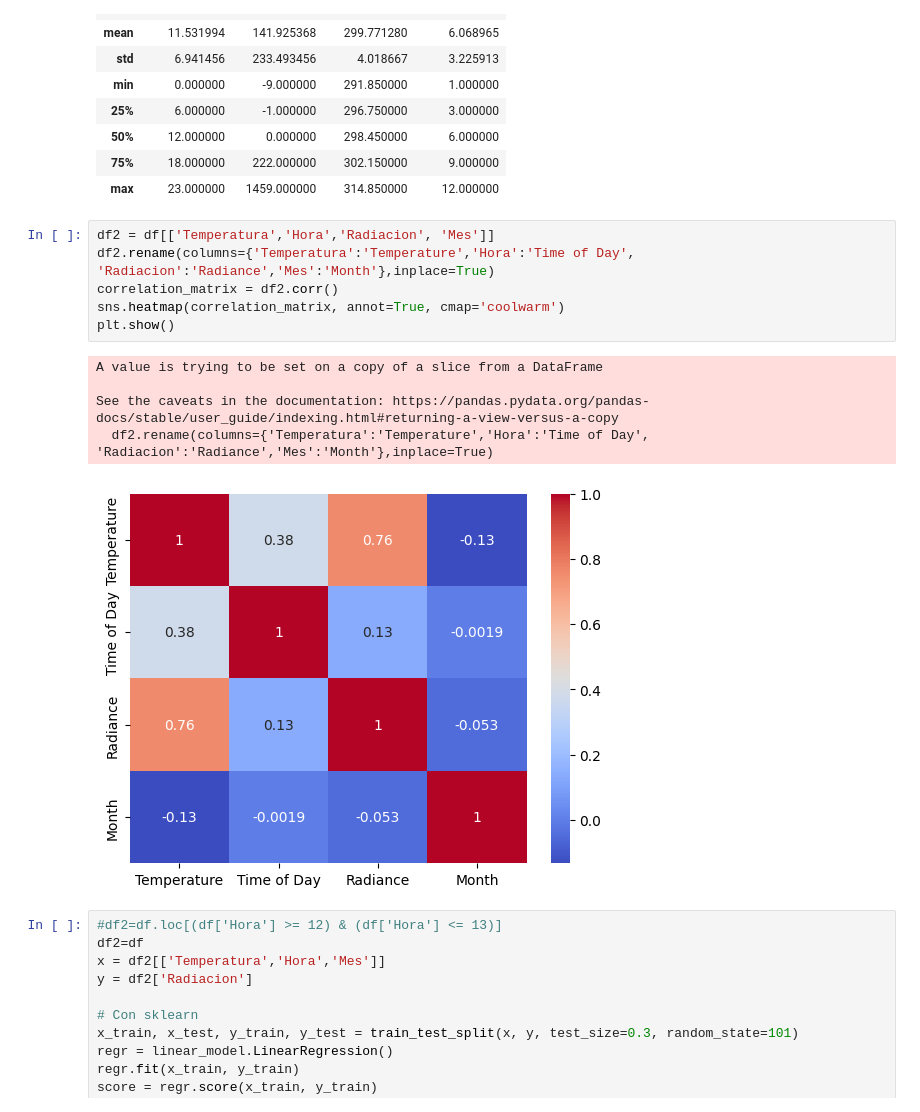
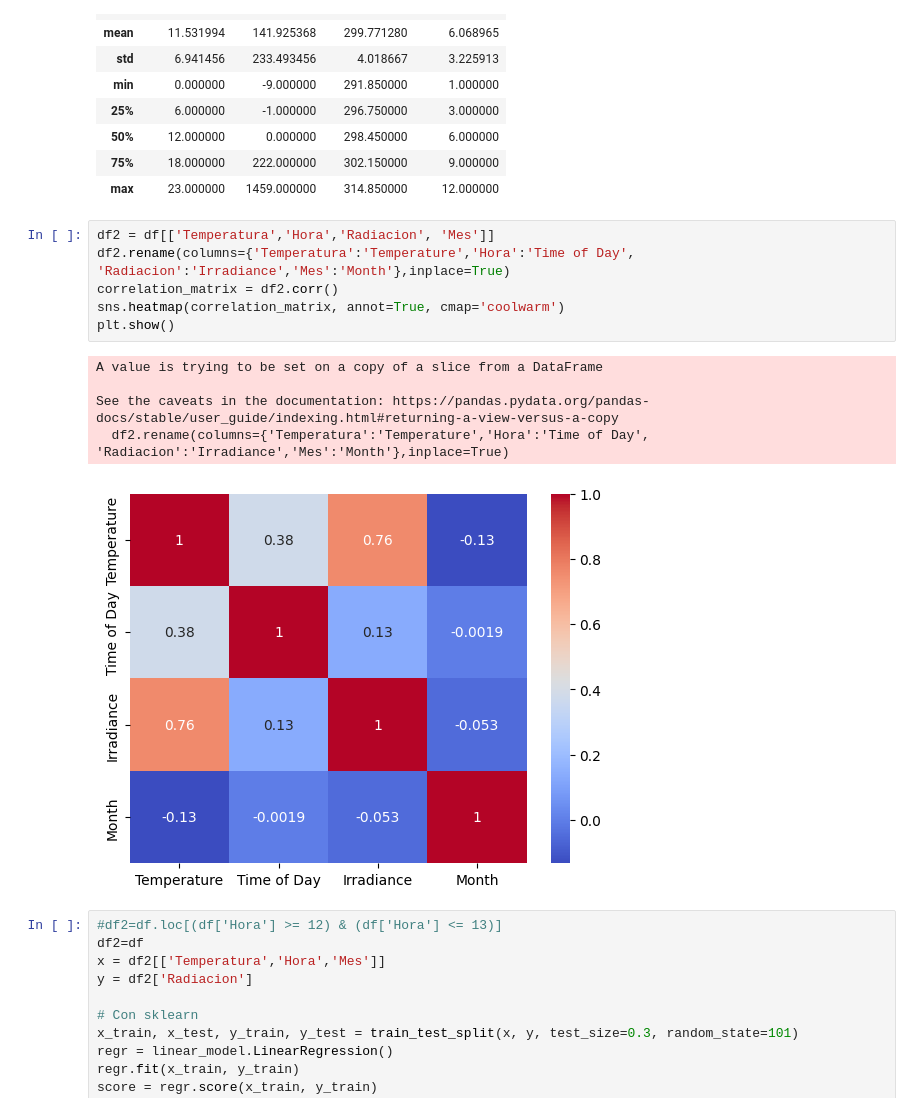
Before and after one commit to cristianzambrano/Solar_Radiation_Forecasting_inUTEQ_Scripts, a Jupyter notebook: RegresionLineal.ipynb, the cells around one changed output. Drawn from its saved outputs; the diff is of its cells as text.

```diff
--- a/RegresionLineal.ipynb
+++ b/RegresionLineal.ipynb
@@ -38,16 +38,16 @@ df.describe()
 | max | 23.000000 | 1459.000000 | 314.850000 | 12.000000 |
 # %%
 df2 = df[['Temperatura','Hora','Radiacion', 'Mes']]
-df2.rename(columns={'Temperatura':'Temperature','Hora':'Time of Day', 'Radiacion':'Radiance','Mes':'Month'},inplace=True)
+df2.rename(columns={'Temperatura':'Temperature','Hora':'Time of Day', 'Radiacion':'Irradiance','Mes':'Month'},inplace=True)
 correlation_matrix = df2.corr()
 sns.heatmap(correlation_matrix, annot=True, cmap='coolwarm')
 plt.show()
 # %% [output]
 A value is trying to be set on a copy of a slice from a DataFrame
 
 See the caveats in the documentation: https://pandas.pydata.org/pandas-docs/stable/user_guide/indexing.html#returning-a-view-versus-a-copy
-  df2.rename(columns={'Temperatura':'Temperature','Hora':'Time of Day', 'Radiacion':'Radiance','Mes':'Month'},inplace=True)
+  df2.rename(columns={'Temperatura':'Temperature','Hora':'Time of Day', 'Radiacion':'Irradiance','Mes':'Month'},inplace=True)
-[figure, old version]
+[figure, new version]
 # %%
 #df2=df.loc[(df['Hora'] >= 12) & (df['Hora'] <= 13)]
 df2=df
```
Also changed, not shown: 2 other files.
